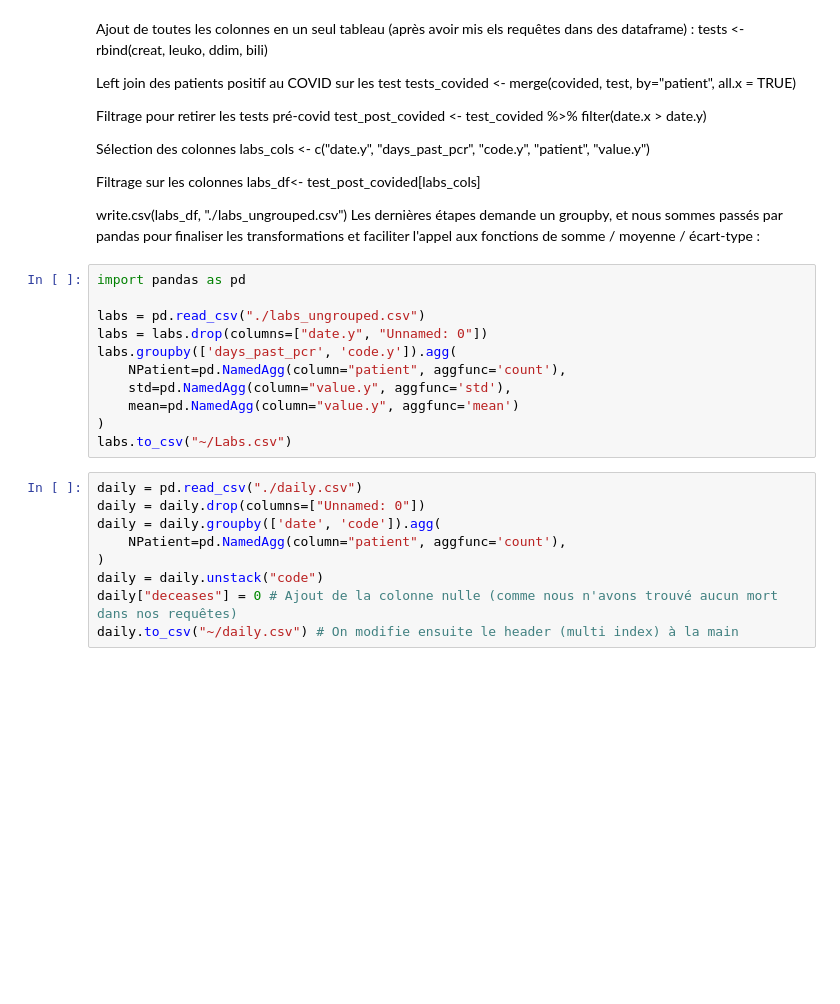
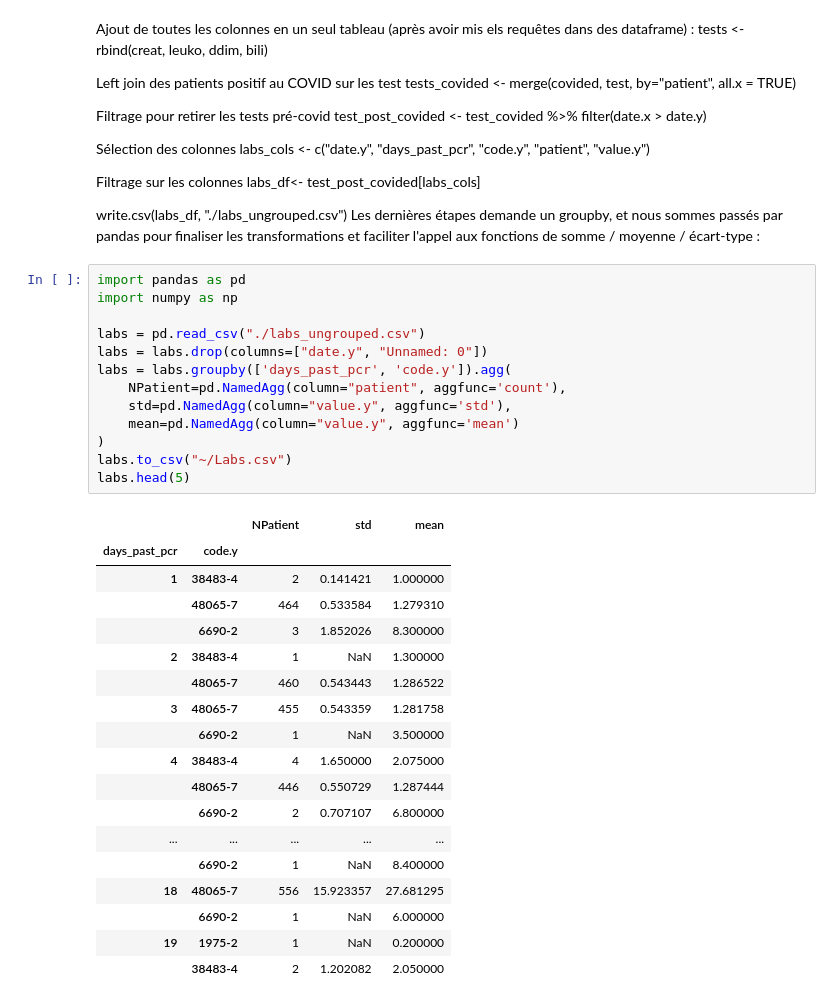
Before and after one commit to Ckdpa/aphp-interop, a Jupyter notebook: Part 1 - Data analysis and ETL.ipynb, the cells around one changed output. Saved outputs shown, nothing was run; the diff lists cells and outputs as text; blank space fills up the shorter version.

```diff
--- a/Part 1 - Data analysis and ETL.ipynb
+++ b/Part 1 - Data analysis and ETL.ipynb
@@ -597,21 +601,33 @@ write.csv(labs_df, "./labs_ungrouped.csv")
 Les dernières étapes demande un groupby, et nous sommes passés par pandas pour finaliser les transformations et faciliter l'appel aux fonctions de somme / moyenne / écart-type :
 # %%
 import pandas as pd
+import numpy as np
 
 labs = pd.read_csv("./labs_ungrouped.csv")
 labs = labs.drop(columns=["date.y", "Unnamed: 0"])
-labs.groupby(['days_past_pcr', 'code.y']).agg(
+labs = labs.groupby(['days_past_pcr', 'code.y']).agg(
     NPatient=pd.NamedAgg(column="patient", aggfunc='count'),
     std=pd.NamedAgg(column="value.y", aggfunc='std'),
     mean=pd.NamedAgg(column="value.y", aggfunc='mean')
 )
 labs.to_csv("~/Labs.csv")
+labs.head(5)
+# %% [output]
+|  |  | NPatient | std | mean |
+| days_past_pcr | code.y |  |  |  |
+| 1 | 38483-4 | 2 | 0.141421 | 1.000000 |
+|  | 48065-7 | 464 | 0.533584 | 1.279310 |
+|  | 6690-2 | 3 | 1.852026 | 8.300000 |
+| 2 | 38483-4 | 1 | NaN | 1.300000 |
+|  | 48065-7 | 460 | 0.543443 | 1.286522 |
+| 3 | 48065-7 | 455 | 0.543359 | 1.281758 |
+|  | 6690-2 | 1 | NaN | 3.500000 |
+| 4 | 38483-4 | 4 | 1.650000 | 2.075000 |
+|  | 48065-7 | 446 | 0.550729 | 1.287444 |
+|  | 6690-2 | 2 | 0.707107 | 6.800000 |
+| ... | ... | ... | ... | ... |
+|  | 6690-2 | 1 | NaN | 8.400000 |
+| 18 | 48065-7 | 556 | 15.923357 | 27.681295 |
+|  | 6690-2 | 1 | NaN | 6.000000 |
+| 19 | 1975-2 | 1 | NaN | 0.200000 |
+|  | 38483-4 | 2 | 1.202082 | 2.050000 |
-# %%
-daily = pd.read_csv("./daily.csv")
-daily = daily.drop(columns=["Unnamed: 0"])
-daily = daily.groupby(['date', 'code']).agg(
-    NPatient=pd.NamedAgg(column="patient", aggfunc='count'),
-)
-daily = daily.unstack("code")
-daily["deceases"] = 0 # Ajout de la colonne nulle (comme nous n'avons trouvé aucun mort dans nos requêtes)
-daily.to_csv("~/daily.csv") # On modifie ensuite le header (multi index) à la main
```
Also changed, not shown: parts of 2 cells of this notebook.
